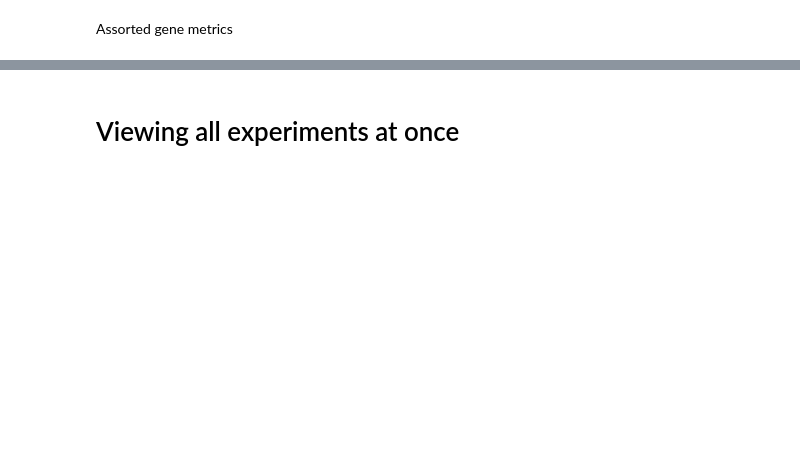
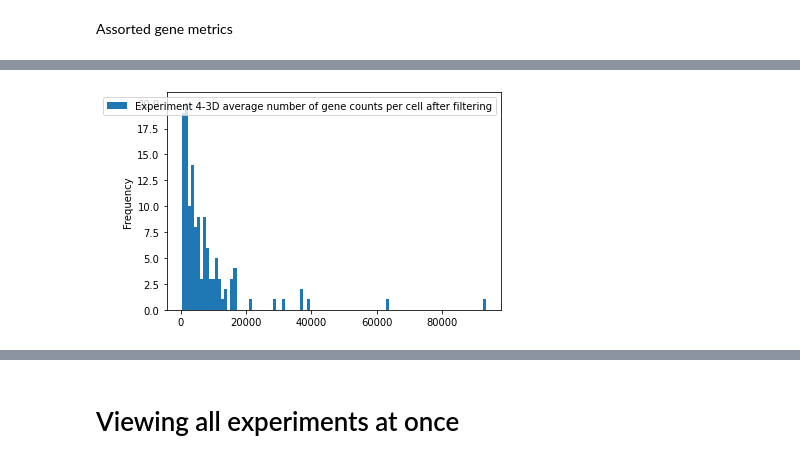
Before and after one commit to amonell/MERFISH-Quality-Control-RNA-expression, a Jupyter notebook: Merlin Quality Metrics Final U2-OS.ipynb, the cells around one changed output, grey strips where cells are left out. Saved outputs shown, nothing was run; the diff lists cells and outputs as text; code cells hidden in the pictures; blank space fills up the shorter version.

```diff
--- a/Merlin Quality Metrics Final U2-OS.ipynb
+++ b/Merlin Quality Metrics Final U2-OS.ipynb
@@ -452,4 +495,6 @@ fig = plot.get_figure()
 # %%
-plot = pd.DataFrame({'Experiment 22 average number of gene counts per cell after filtering': average_per_cell_list}).plot.hist(bins = 100)
+plot = pd.DataFrame({'Experiment 4-3D average number of gene counts per cell after filtering': average_per_cell_list}).plot.hist(bins = 100)
 fig = plot.get_figure()
+# %% [output]
+[figure, added]
 # %%
```
Also changed, not shown: parts of 64 cells of this notebook.
